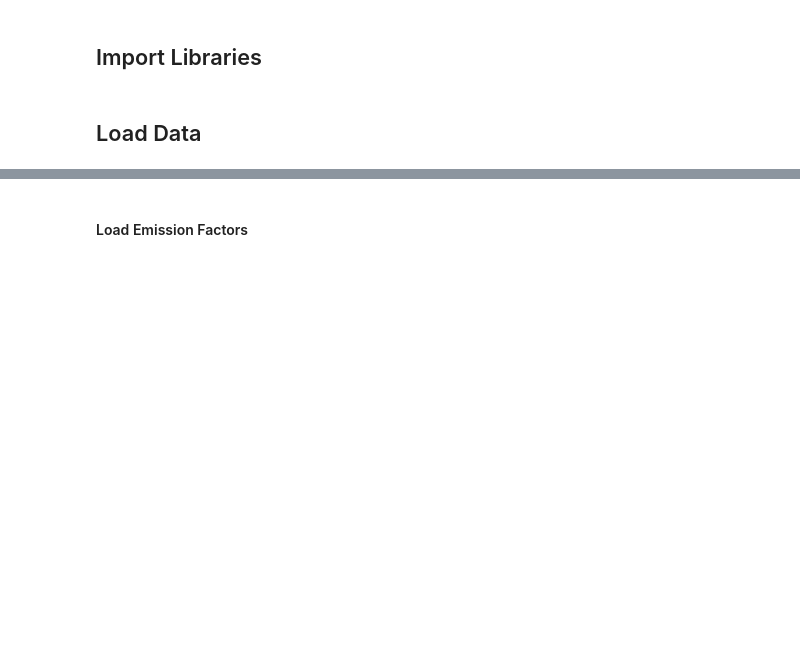
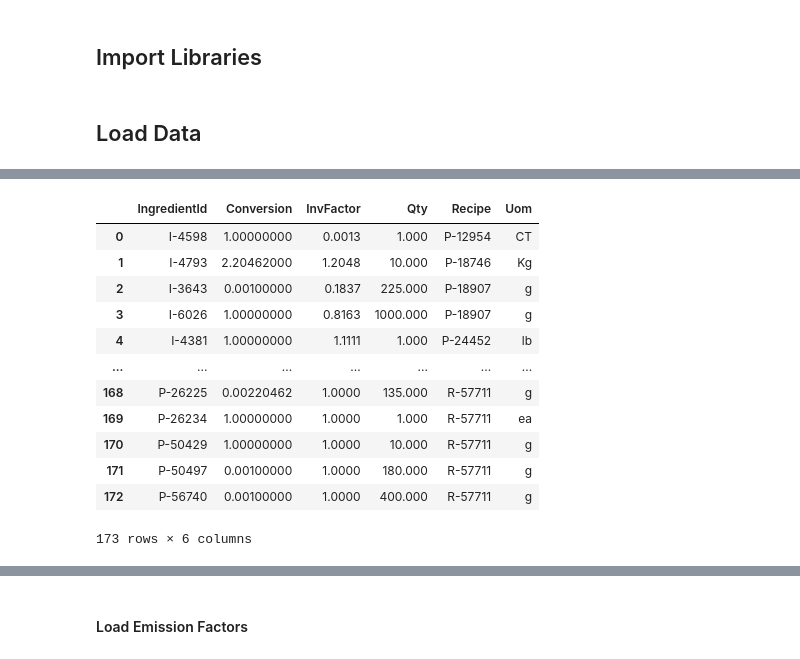
Before and after one commit to silviaaaaaaa/cffs-label, a Jupyter notebook: notebooks/ingre_analysis.ipynb, the cells around one changed output, grey strips where cells are left out. Cells and saved outputs as stored; diff of their text form; code cells hidden in the pictures; blank space fills up the shorter version.

```diff
--- a/notebooks/ingre_analysis.ipynb
+++ b/notebooks/ingre_analysis.ipynb
@@ -45,0 +98,37 @@ from itertools import islice
+# %%
+# Load Ingredients.xml
+xtree = et.parse('/Users/silvia/cffs-label/data/oc/Ingredients.xml')
+xroot = xtree.getroot()
+
+IngredientId = []
+Conversion = []
+InvFactor = []
+Qty = []
+Recipe = []
+Uom = []
+
+for x in xtree.iterfind('Ingredient'):
+    IngredientId.append(x.attrib['ingredient'])
+    Conversion.append(x.attrib['conversion'])
+    InvFactor.append(x.attrib['invFactor'])
+    Qty.append(x.attrib['qty'])
+    Recipe.append(x.attrib['recipe'])
+    Uom.append(x.attrib['uom'])
+
+Ingredients = pd.DataFrame({'IngredientId': IngredientId, 'Conversion': Conversion,
+                      'InvFactor': InvFactor, 'Qty': Qty, 'Recipe': Recipe,'Uom': Uom})
+Ingredients
+# %% [output]
+|  | IngredientId | Conversion | InvFactor | Qty | Recipe | Uom |
+| 0 | I-4598 | 1.00000000 | 0.0013 | 1.000 | P-12954 | CT |
+| 1 | I-4793 | 2.20462000 | 1.2048 | 10.000 | P-18746 | Kg |
+| 2 | I-3643 | 0.00100000 | 0.1837 | 225.000 | P-18907 | g |
+| 3 | I-6026 | 1.00000000 | 0.8163 | 1000.000 | P-18907 | g |
+| 4 | I-4381 | 1.00000000 | 1.1111 | 1.000 | P-24452 | lb |
+| ... | ... | ... | ... | ... | ... | ... |
+| 168 | P-26225 | 0.00220462 | 1.0000 | 135.000 | R-57711 | g |
+| 169 | P-26234 | 1.00000000 | 1.0000 | 1.000 | R-57711 | ea |
+| 170 | P-50429 | 1.00000000 | 1.0000 | 10.000 | R-57711 | g |
+| 171 | P-50497 | 0.00100000 | 1.0000 | 180.000 | R-57711 | g |
+| 172 | P-56740 | 0.00100000 | 1.0000 | 400.000 | R-57711 | g |
+173 rows × 6 columns
```
Also changed, not shown: parts of 8 cells of this notebook.
